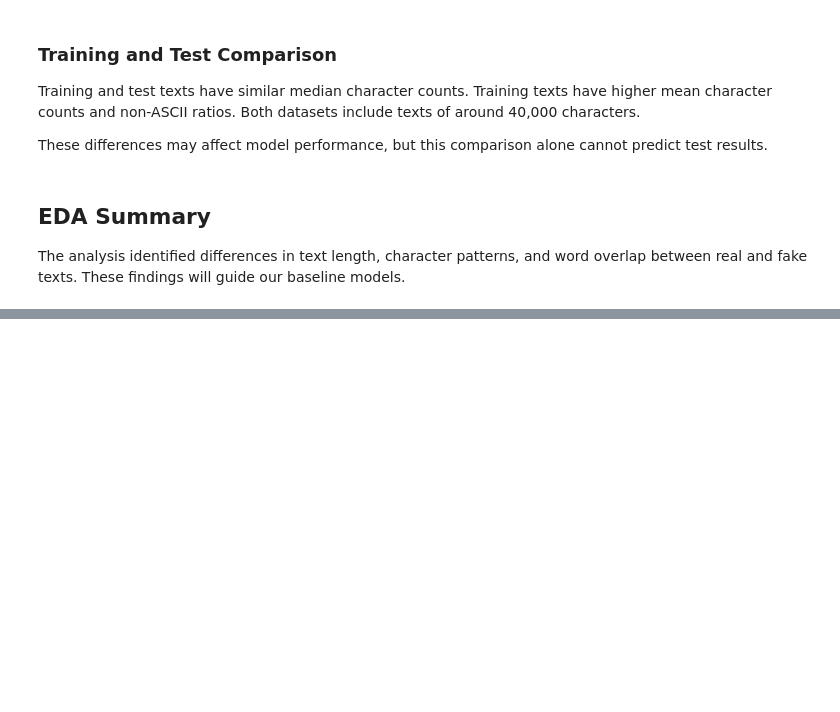
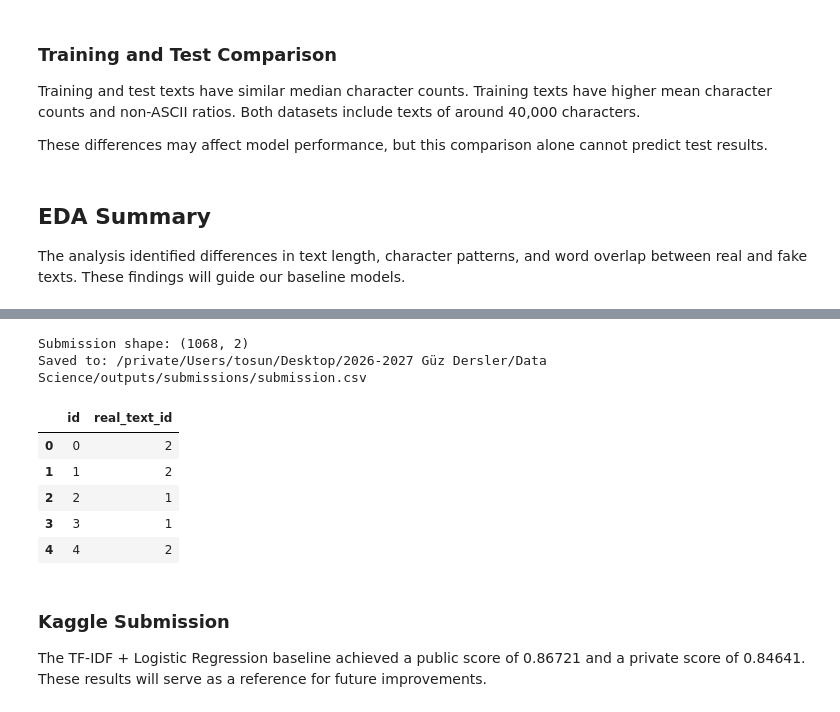
Before and after one commit to tosuun/GROUP66_CENG313, a Jupyter notebook: notebooks/assignment1_eda_baseline.ipynb, the cells around one changed output, grey strips where cells are left out. Drawn from its saved outputs; the diff is of its cells as text; code cells hidden in the pictures; blank space fills up the shorter version.

```diff
--- a/notebooks/assignment1_eda_baseline.ipynb
+++ b/notebooks/assignment1_eda_baseline.ipynb
@@ -654,0 +755,37 @@ These findings will guide our baseline models.
+# %%
+# Retrain on all 95 pairs for the competition submission.
+all_texts, all_labels = prepare_training_texts(pairs_df)
+final_model = build_tfidf_model()
+final_model.fit(all_texts, all_labels)
+
+submission = pd.DataFrame({
+    "id": test_df["article_id"].astype(int),
+    "real_text_id": predict_pairs(final_model, test_df, get_majority_position(pairs_df))
+}).sort_values("id")
+
+assert len(submission) == 1068
+assert submission["id"].is_unique
+assert submission["real_text_id"].isin([1, 2]).all()
+assert not submission.isna().any().any()
+
+submission_path = PROJECT_ROOT / "outputs" / "submissions" / "submission.csv"
+submission_path.parent.mkdir(parents=True, exist_ok=True)
+submission.to_csv(submission_path, index=False)
+print("Submission shape:", submission.shape)
+print("Saved to:", submission_path)
+display(submission.head())
+# %% [output]
+Submission shape: (1068, 2)
+Saved to: /private/Users/tosun/Desktop/2026-2027 Güz Dersler/Data Science/outputs/submissions/submission.csv
+|  | id | real_text_id |
+| 0 | 0 | 2 |
+| 1 | 1 | 2 |
+| 2 | 2 | 1 |
+| 3 | 3 | 1 |
+| 4 | 4 | 2 |
+# %% [markdown]
+### Kaggle Submission
+
+The TF-IDF + Logistic Regression baseline achieved a public score
+of 0.86721 and a private score of 0.84641. These results will serve
+as a reference for future improvements.
```
Also changed, not shown: parts of 27 cells of this notebook, 5 other files.
